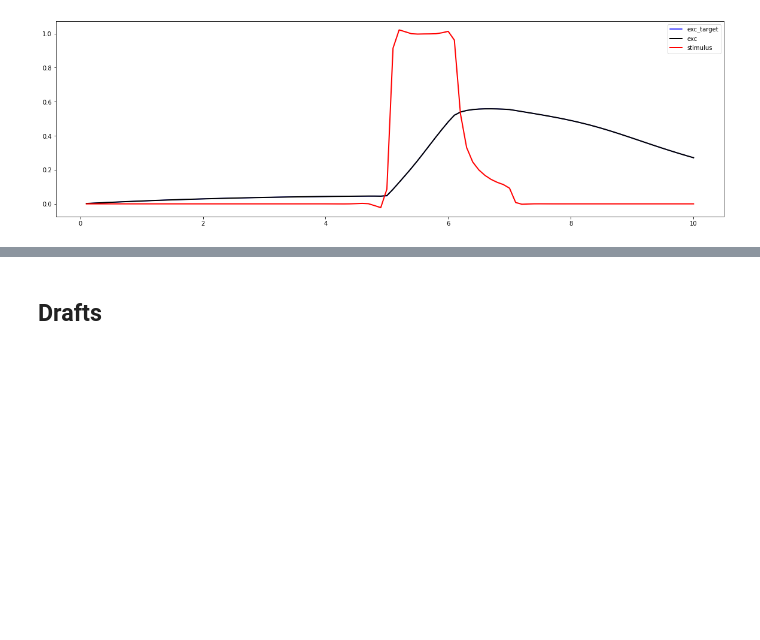
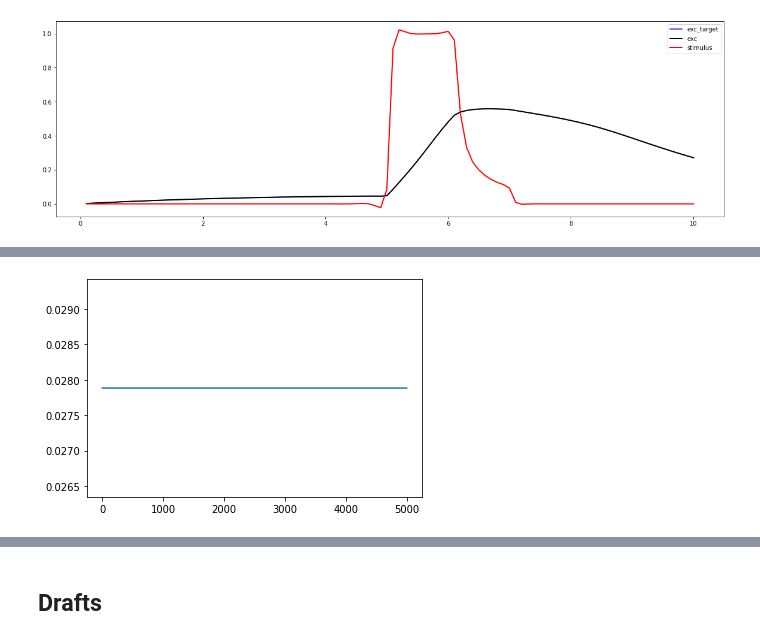
Before and after one commit to mashayu/Wilson_cowan_neurolib, a Jupyter notebook: wilson-cowan.ipynb, the cells around one changed output, grey strips where cells are left out. Cells and saved outputs as stored; diff of their text form; code cells hidden in the pictures; blank space fills up the shorter version.

```diff
--- a/wilson-cowan.ipynb
+++ b/wilson-cowan.ipynb
@@ -540,0 +437,9 @@ u_e [[0. 0. 0. 0. 0. 0. 0. 0. 0. 0. 0. 0. 0. 0. 0. 0. 0. 0. 0. 0. 0. 0. 0. 0.
+# %%
+target_low = np.zeros(5000)
+target_low[:] = 0.02788229
+plt.plot(target_low)
+
+target_low_inh = np.zeros(5000)
+target_low_inh[:] = 0.35820838
+# %% [output]
+[figure, added]
```
Also changed, not shown: parts of 11 cells of this notebook.
